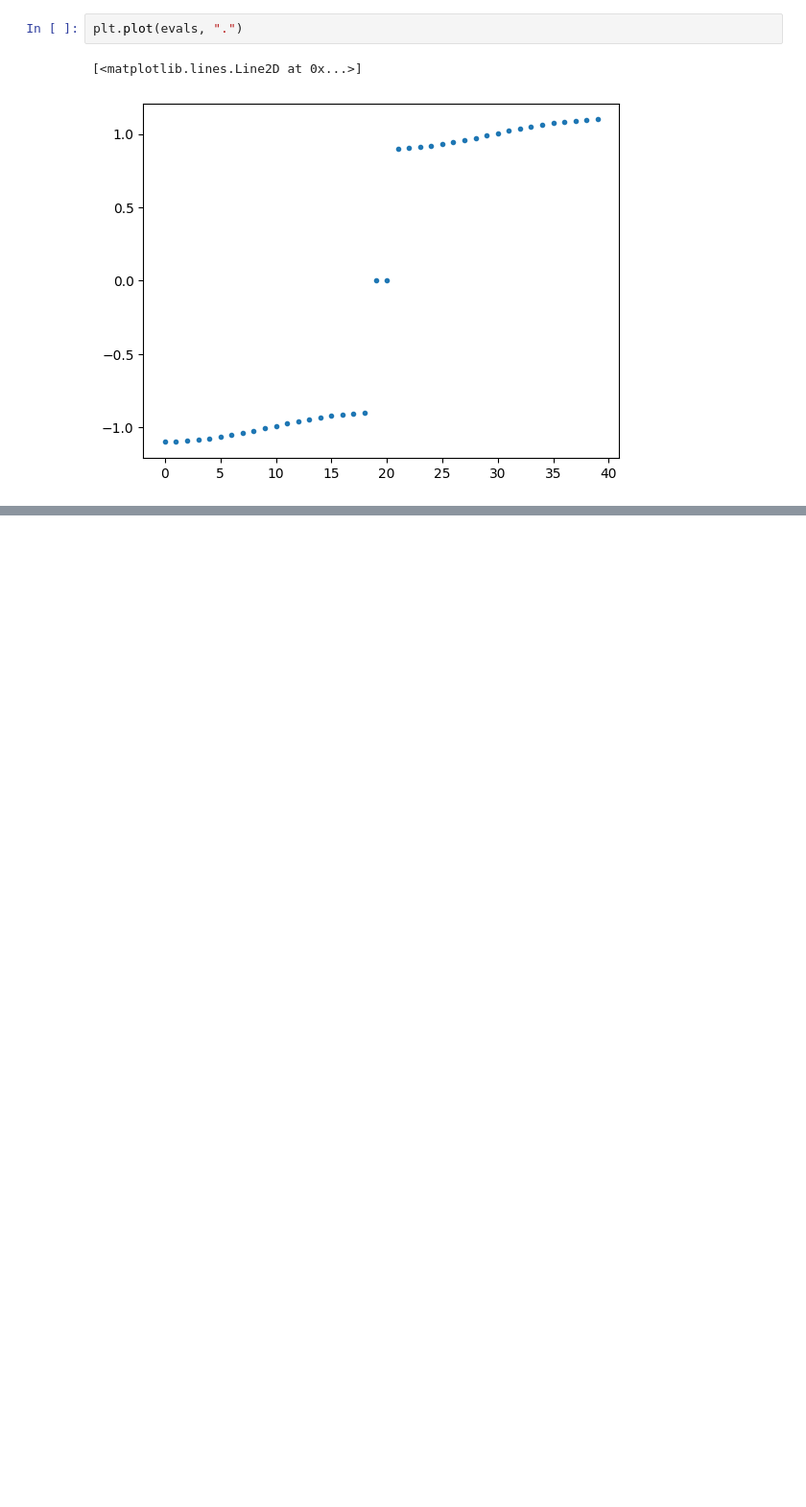
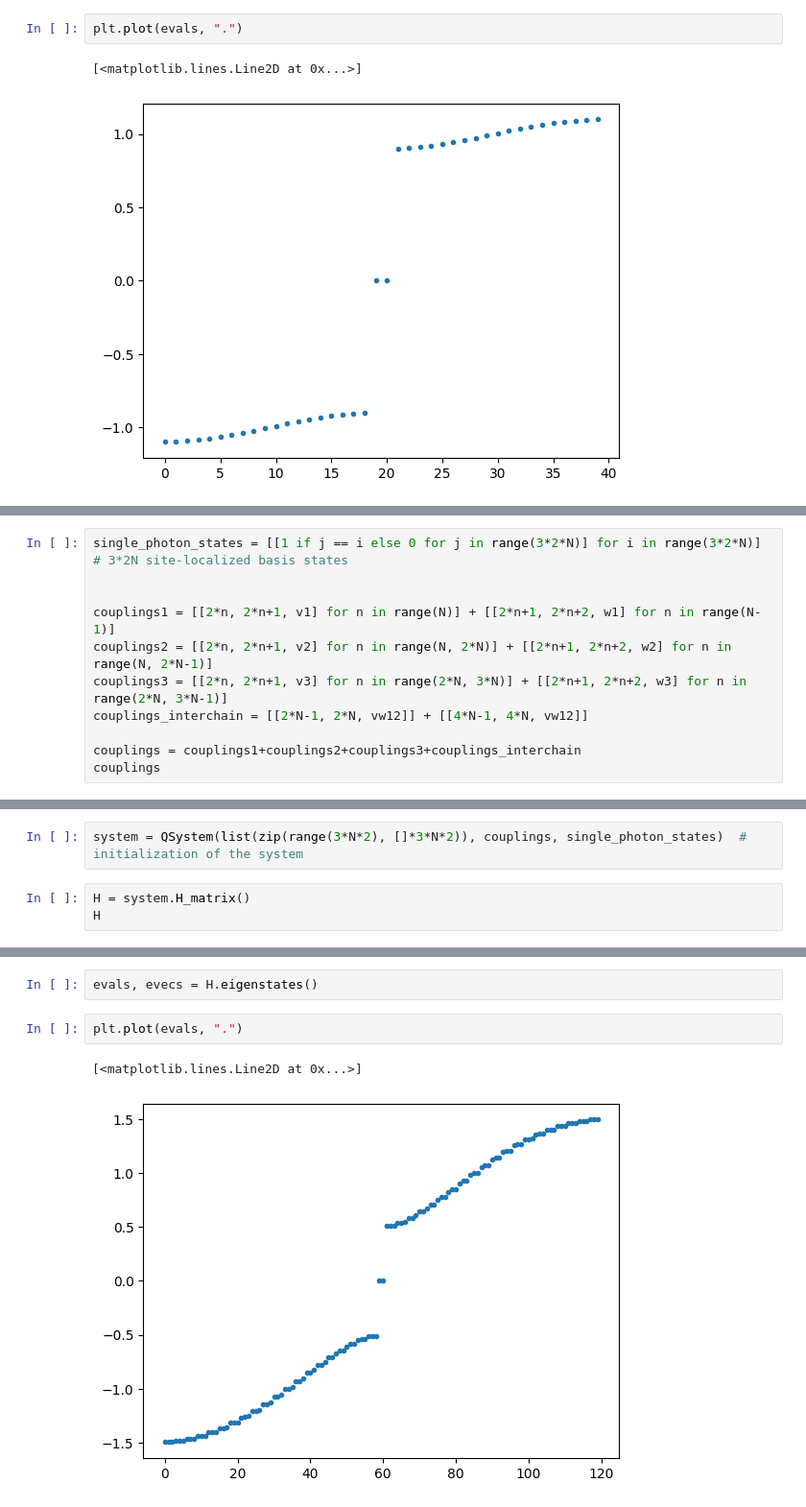
Before and after one commit to vdrhtc/Bose-Hubbard-efficient-model, a Jupyter notebook: examples/SSH.ipynb, the cells around one changed output, grey strips where cells are left out. Shown at 96% size. Drawn from its saved outputs; the diff is of its cells as text; blank space fills up the shorter version.

```diff
--- a/examples/SSH.ipynb
+++ b/examples/SSH.ipynb
@@ -53,0 +69,11 @@ plt.plot(evals, ".")
+# %%
+single_photon_states = [[1 if j == i else 0 for j in range(3*2*N)] for i in range(3*2*N)]  # 3*2N site-localized basis states
+
+
+couplings1 = [[2*n, 2*n+1, v1] for n in range(N)] + [[2*n+1, 2*n+2, w1] for n in range(N-1)]
+couplings2 = [[2*n, 2*n+1, v2] for n in range(N, 2*N)] + [[2*n+1, 2*n+2, w2] for n in range(N, 2*N-1)]
+couplings3 = [[2*n, 2*n+1, v3] for n in range(2*N, 3*N)] + [[2*n+1, 2*n+2, w3] for n in range(2*N, 3*N-1)]
+couplings_interchain = [[2*N-1, 2*N, vw12]] + [[4*N-1, 4*N, vw12]]
+
+couplings = couplings1+couplings2+couplings3+couplings_interchain
+couplings
@@ -53,0 +98,5 @@ plt.plot(evals, ".")
+# %%
+system = QSystem(list(zip(range(3*N*2), []*3*N*2)), couplings, single_photon_states)  # initialization of the system
+# %%
+H = system.H_matrix()
+H
@@ -53,0 +105,7 @@ plt.plot(evals, ".")
+# %%
+evals, evecs = H.eigenstates()
+# %%
+plt.plot(evals, ".")
+# %% [output]
+[<matplotlib.lines.Line2D at 0x...>]
+[figure, added]
```
Also changed, not shown: parts of 7 cells of this notebook.
